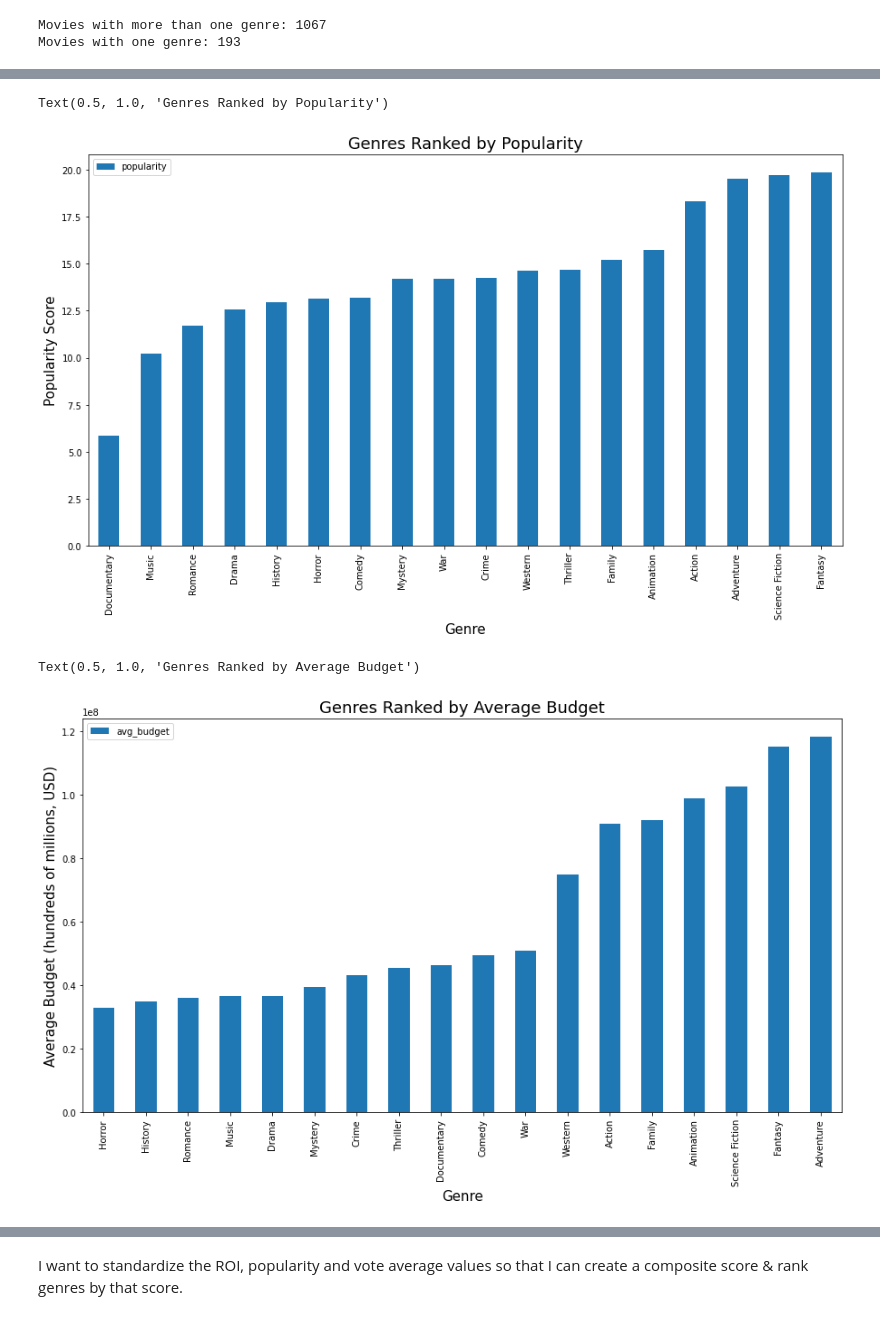
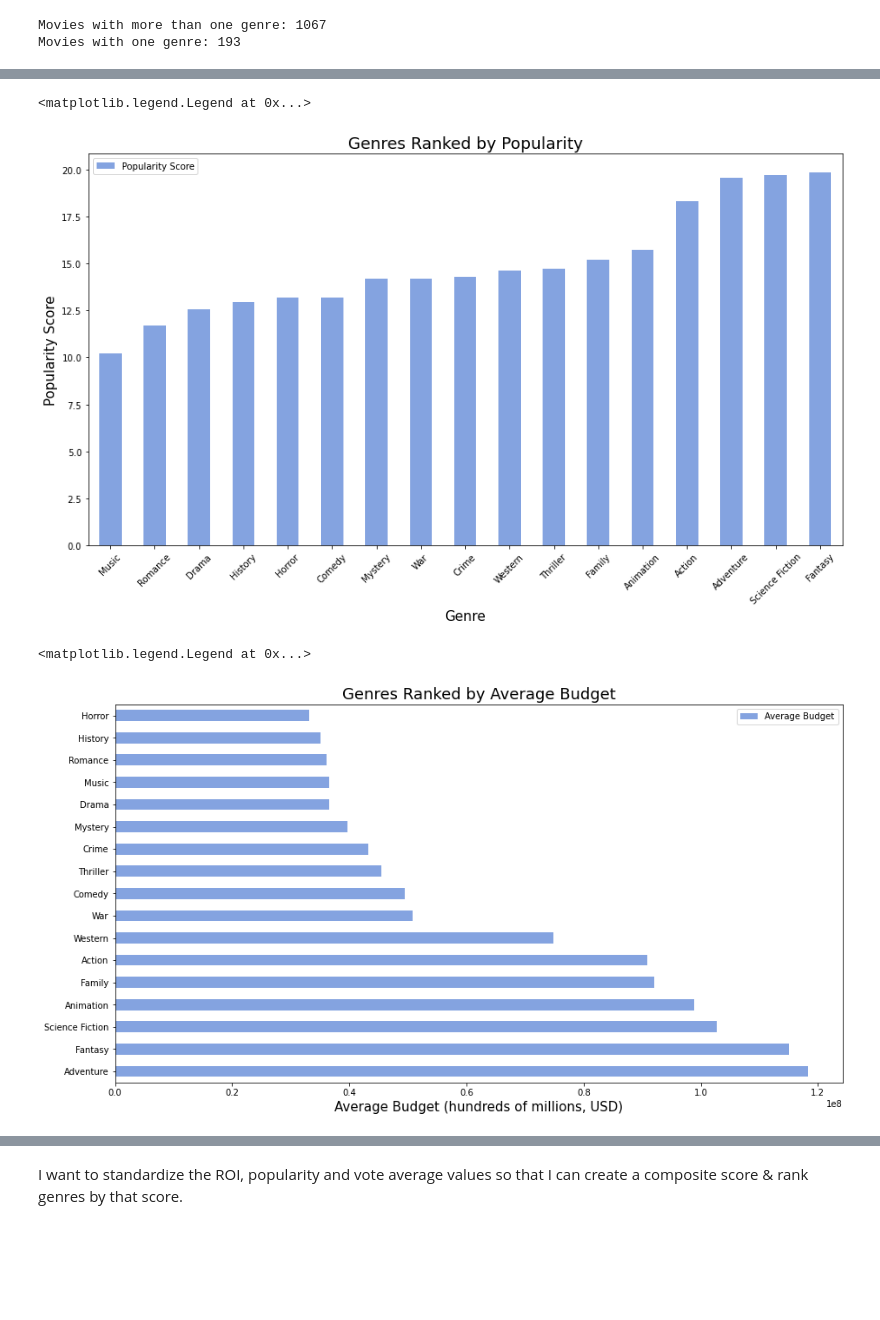
Before and after one commit to ntdoris/movie-revenue-analysis, a Jupyter notebook: natalya_doris_project1.ipynb, the cells around one changed output, grey strips where cells are left out. Cells and saved outputs as stored; diff of their text form; code cells hidden in the pictures; blank space fills up the shorter version.

```diff
--- a/natalya_doris_project1.ipynb
+++ b/natalya_doris_project1.ipynb
@@ -408,9 +400,3 @@ Data columns (total 9 columns):
 dtypes: float64(2), int64(2), object(5)
 memory usage: 5.1+ MB
 [figure]
-# %%
-df_movie_budgets['test_key'] = df_movie_budgets['year'].astype(str) + " " + df_movie_budgets['movie']
-test = pd.merge(df_im, df_movie_budgets, on='test_key')
-
-test['roi'] = (test['worldwide_gross'] - test['production_budget']) / test['production_budget']
-sns.regplot(test['runtime_minutes'][test['roi']<10], test['roi'][test['roi']<10], ci=None)
@@ -846,7 +844,7 @@ Movies with one genre: 193
 genres = pd.DataFrame()
 genres['genre'] = list(set([item for sublist in df_final_subset['genre_list'] for item in sublist]))
 # Why is there a None genre?
-genres = genres[~genres['genre'].isnull()].reset_index()
+genres = genres[~genres['genre'].isnull()].reset_index(drop=True)
 
 genres['count'] = [sum(df_final_subset[f'{genre}']) for genre in genres['genre']]
 genres['gross'] = [sum(df_final_subset['worldwide_gross'][df_final_subset[f'{genre}']==1])
@@ -875,3 +873,8 @@ for k,v in genres.iterrows():
         genres.loc[k, 'budget_category'] = 'high'
     else:
         genres.loc[k, 'budget_category'] = 'very high'
+# %%
+display(genres.sort_values('roi', ascending=False))
+
+# will exclude documentary category since there are only 6 in the data
+genres = genres[genres['genre'] != 'Documentary'].reset_index(drop=True)
@@ -900,24 +926,30 @@ Text(0.5, 1.0, 'Genres Ranked by Average Vote')
 # Genre ranked by popularity
 
 genres[['genre', 'popularity']].sort_values('popularity', ascending=True).plot(x='genre', kind='bar',
-                                                                           figsize=(15,8), stacked=True)
+                                                                               figsize=(15,8), stacked=True,
+                                                                               color=(0.2, 0.4, 0.8, 0.6))
 plt.xlabel('Genre', fontsize=15)
 plt.ylabel('Popularity Score', fontsize=15)
+plt.xticks(rotation = 45)
 plt.title('Genres Ranked by Popularity',fontsize=18)
+plt.legend(labels=['Popularity Score'])
 # %% [output]
-Text(0.5, 1.0, 'Genres Ranked by Popularity')
+<matplotlib.legend.Legend at 0x...>
-[figure, old version]
+[figure, new version]
 # %%
 # Genre ranked by average budget
 
-genres[['genre', 'avg_budget']].sort_values('avg_budget', ascending=True).plot(x='genre', kind='bar',
-                                                                           figsize=(15,8), stacked=True)
-plt.xlabel('Genre', fontsize=15)
-plt.ylabel('Average Budget (hundreds of millions, USD)', fontsize=15)
+genres[['genre', 'avg_budget']].sort_values('avg_budget', ascending=False).plot(x='genre', kind='barh',
+                                                                               figsize=(15,8), stacked=True,
+                                                                               color=(0.2, 0.4, 0.8, 0.6))
+plt.ylabel('Genre', fontsize=15).set_visible(False)
+plt.xlabel('Average Budget (hundreds of millions, USD)', fontsize=15)
+#plt.xticks(rotation = 45)
 plt.title('Genres Ranked by Average Budget',fontsize=18)
+plt.legend(labels=['Average Budget'])
 # %% [output]
-Text(0.5, 1.0, 'Genres Ranked by Average Budget')
+<matplotlib.legend.Legend at 0x...>
-[figure, old version]
+[figure, new version]
 # %%
 # Define variables for chart
 gen = genres['genre']
```
Also changed, not shown: parts of 102 cells of this notebook.
